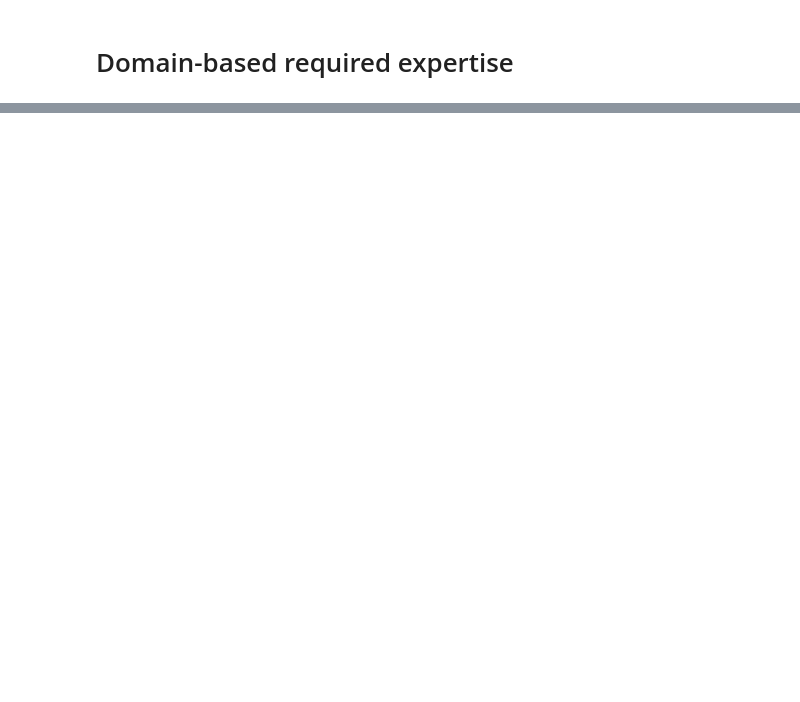
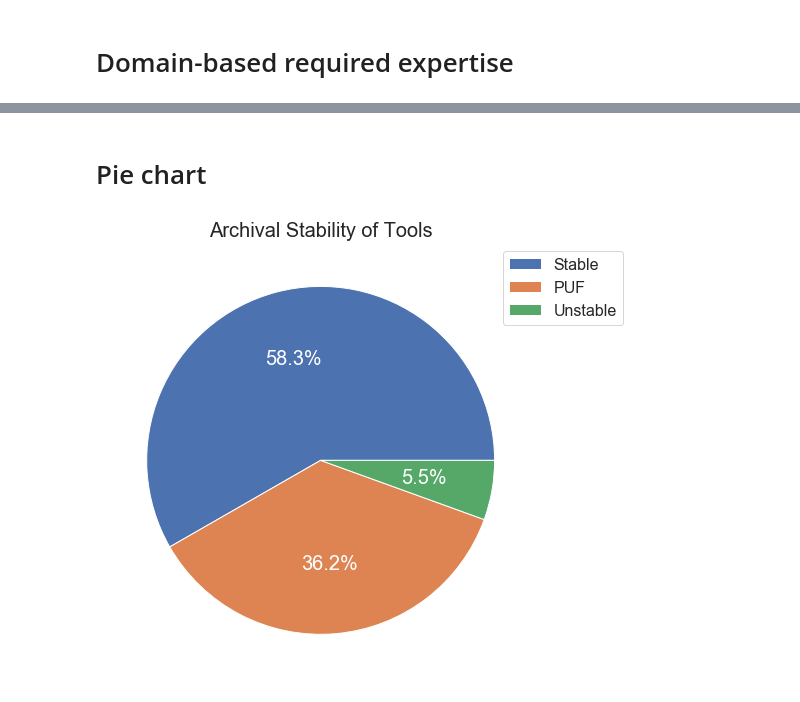
Before and after one commit to LizChang/RNA_seq_figures, a Jupyter notebook: notebooks/RNA_Seq_table.ipynb, the cells around one changed output, grey strips where cells are left out. Cells and saved outputs as stored; diff of their text form; code cells hidden in the pictures; blank space fills up the shorter version.

```diff
--- a/notebooks/RNA_Seq_table.ipynb
+++ b/notebooks/RNA_Seq_table.ipynb
@@ -176,0 +194,12 @@ plt.savefig('../figures/figure2.png')
+# %% [markdown]
+# Pie chart
+# %%
+arc_stability = pd.DataFrame({'ratio': [116, 72, 11]}, index=['Stable','PUF', 'Unstable'])
+plot = arc_stability.plot.pie(subplots=True, figsize=(8,8), autopct='%1.1f%%', textprops = {'color':"w"},
+                              fontsize = 20)
+plt.legend(loc='best', bbox_to_anchor=(.9, 1), fontsize = 16)
+plt.ylabel("", color = "black")
+plt.title("Archival Stability of Tools", fontsize = 20)
+plt.savefig('../figures/figure3.png',bbox_inches='tight')
+# %% [output]
+[figure, added]
```
Also changed, not shown: parts of 8 cells of this notebook, 8 other files.
